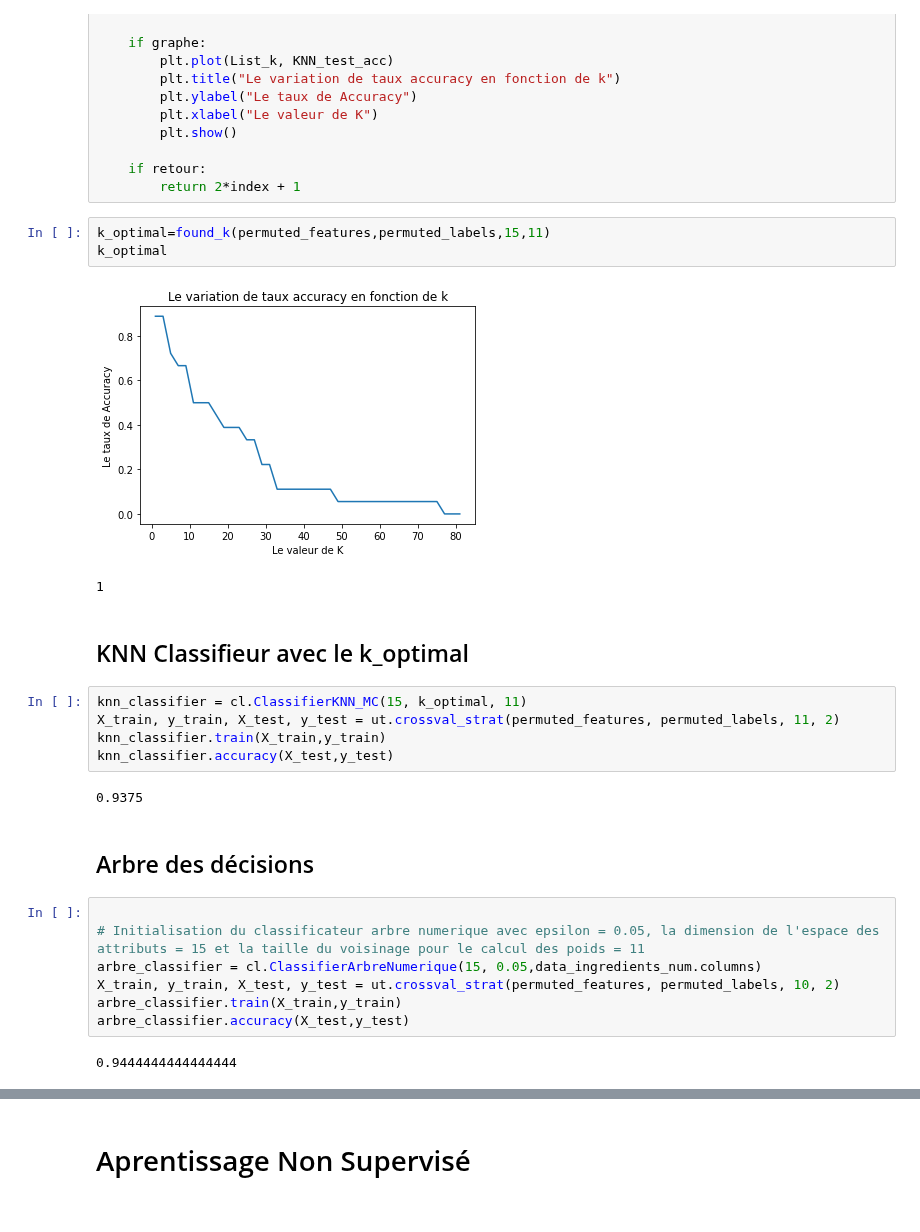
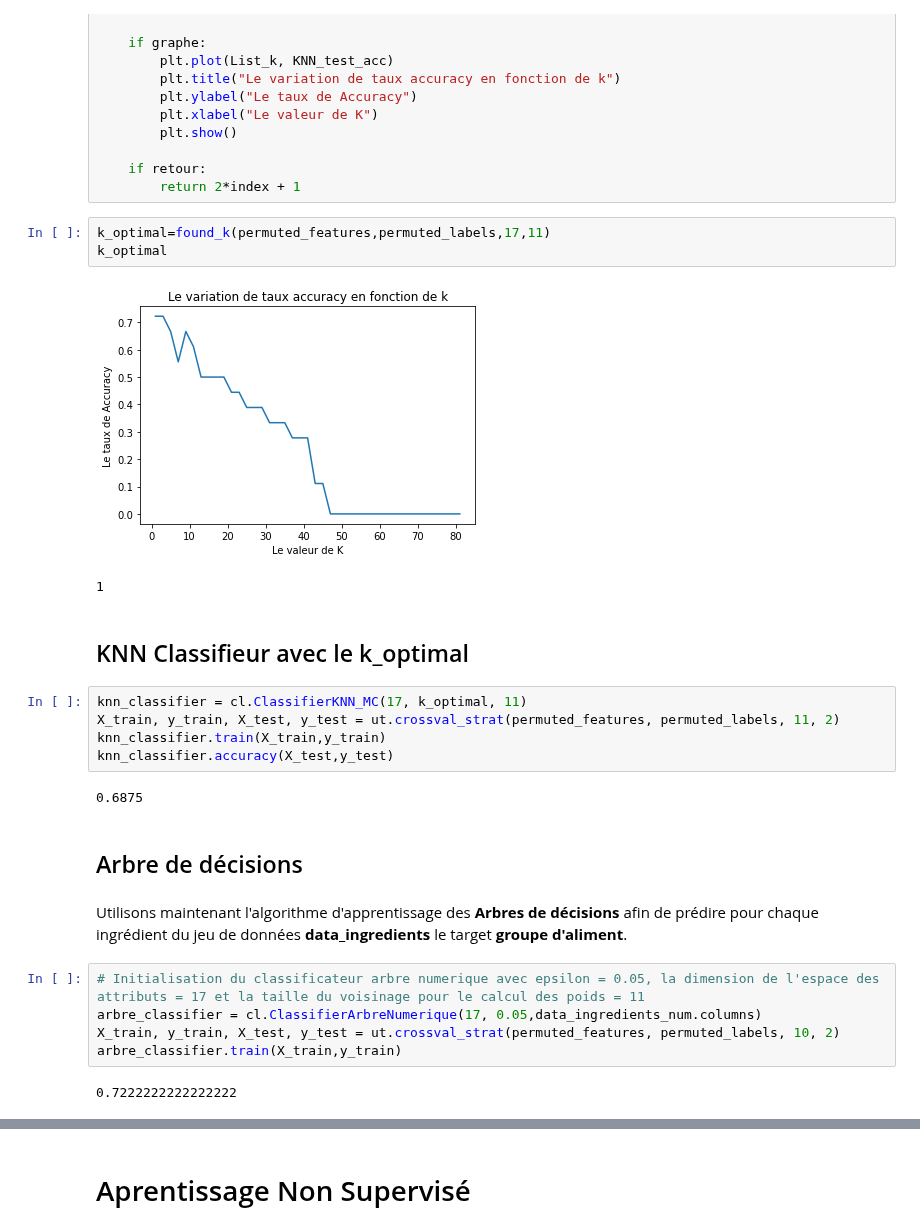
Before and after one commit to baris221/LU3IN026_TME, a Jupyter notebook: projet-2/projet-2.ipynb, the cells around one changed output, grey strips where cells are left out. Saved outputs shown, nothing was run; the diff lists cells and outputs as text.

```diff
--- a/projet-2/projet-2.ipynb
+++ b/projet-2/projet-2.ipynb
@@ -455,28 +453,28 @@ def found_k(desc_set, label_set, dimension, num_classes, retour=True, graphe=Tru
     if retour:
         return 2*index + 1
 # %%
-k_optimal=found_k(permuted_features,permuted_labels,15,11)
+k_optimal=found_k(permuted_features,permuted_labels,17,11)
 k_optimal
 # %% [output]
-[figure, old version]
+[figure, new version]
 1
 # %% [markdown]
 ## KNN Classifieur avec le k_optimal
 # %%
-knn_classifier = cl.ClassifierKNN_MC(15, k_optimal, 11)
+knn_classifier = cl.ClassifierKNN_MC(17, k_optimal, 11)
 X_train, y_train, X_test, y_test = ut.crossval_strat(permuted_features, permuted_labels, 11, 2)
 knn_classifier.train(X_train,y_train)
 knn_classifier.accuracy(X_test,y_test)
 # %% [output]
-0.9375
+0.6875
 # %% [markdown]
-## Arbre des décisions
+## Arbre de décisions
+# %% [markdown]
+Utilisons maintenant l'algorithme d'apprentissage des **Arbres de décisions** afin de prédire pour chaque ingrédient du jeu de données **data_ingredients** le target **groupe d'aliment**.
 # %%
-
-# Initialisation du classificateur arbre numerique avec epsilon = 0.05, la dimension de l'espace des attributs = 15 et la taille du voisinage pour le calcul des poids = 11
-arbre_classifier = cl.ClassifierArbreNumerique(15, 0.05,data_ingredients_num.columns)
+# Initialisation du classificateur arbre numerique avec epsilon = 0.05, la dimension de l'espace des attributs = 17 et la taille du voisinage pour le calcul des poids = 11
+arbre_classifier = cl.ClassifierArbreNumerique(17, 0.05,data_ingredients_num.columns)
 X_train, y_train, X_test, y_test = ut.crossval_strat(permuted_features, permuted_labels, 10, 2)
 arbre_classifier.train(X_train,y_train)
-arbre_classifier.accuracy(X_test,y_test)
 # %% [output]
-0.9444444444444444
+0.7222222222222222
```
Also changed, not shown: parts of 16 cells of this notebook.
